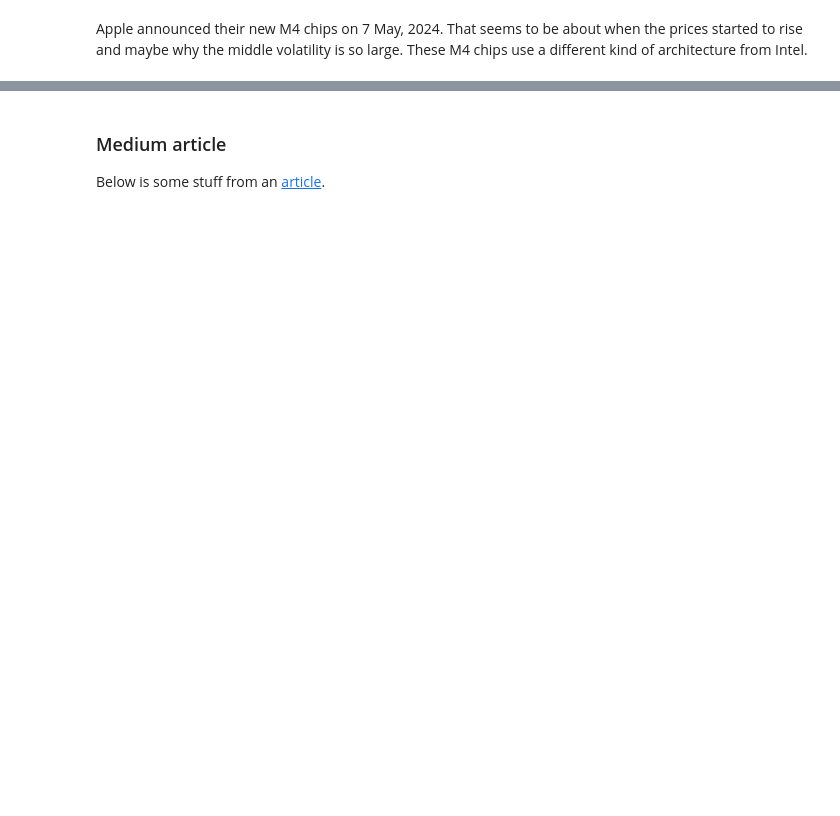
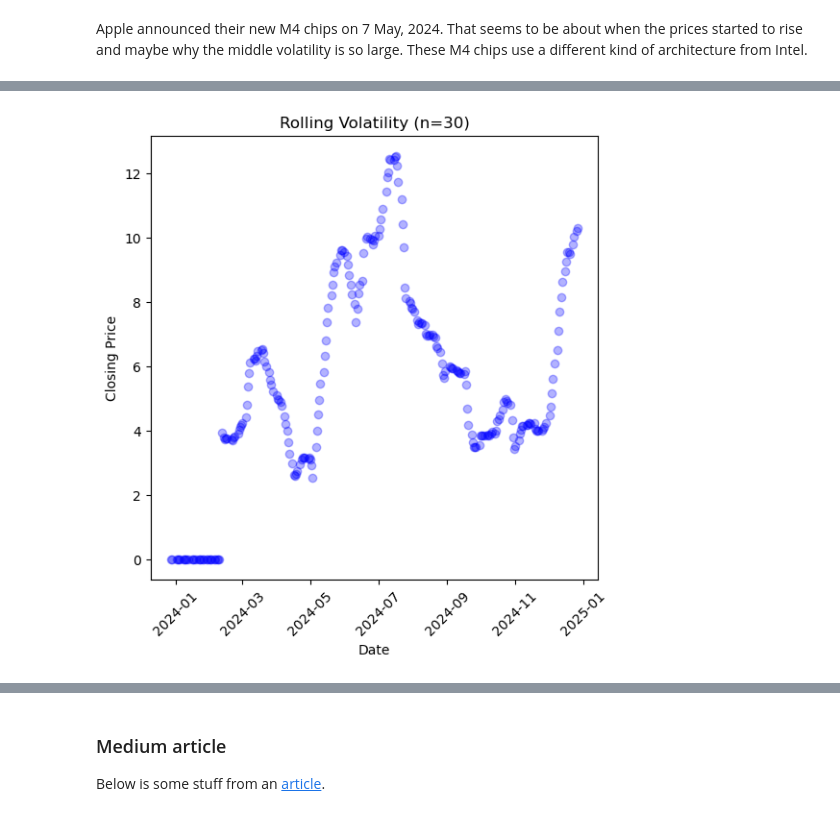
Before and after one commit to sunscorched/OptionsPricing, a Jupyter notebook: options_pricing.ipynb, the cells around one changed output, grey strips where cells are left out. Drawn from its saved outputs; the diff is of its cells as text; code cells hidden in the pictures; blank space fills up the shorter version.

Commit message:
changed variance to standard deviation and plotted some rolling volatilities

```diff
--- a/options_pricing.ipynb
+++ b/options_pricing.ipynb
@@ -108,6 +108,6 @@ def volatilities(df, n=30):
     sigmas = []
     n_chunks = len(df)//n
     for i in range(n,len(df)):
-        sigmas.append(np.var(df[i-n:i]['Close']))
+        sigmas.append(np.std(df[i-n:i]['Close']))
     sigmas = np.insert(sigmas, 0, np.full((n), 0))
     return sigmas
@@ -134,3 +114,5 @@ array([  0.        ,   0.        ,   0.        ,   0.        ,
+# %%
+rolling_sigmas = volatilities(apple)
 # %% [markdown]
 Apple announced their new M4 chips on 7 May, 2024. That seems to be about when the prices started to rise and maybe why the middle volatility is so large. These M4 chips use a different kind of architecture from Intel.
 # %%
@@ -147,3 +129,14 @@ plt.show()
+# %%
+# Plot daily closing price
+plt.figure(figsize=(6, 6))
+plt.scatter(apple.index, rolling_sigmas, color = 'b', alpha = 0.3)
+plt.xlabel('Date')
+plt.ylabel('Closing Price')
+plt.title('Rolling Volatility (n=30)')
+plt.xticks(rotation=45)  # Rotate x-axis labels for readability
+plt.show()
+# %% [output]
+[figure, added]
 # %%
 # Preprocessing and feature engineering
 
```
Also changed, not shown: parts of 20 cells of this notebook.
